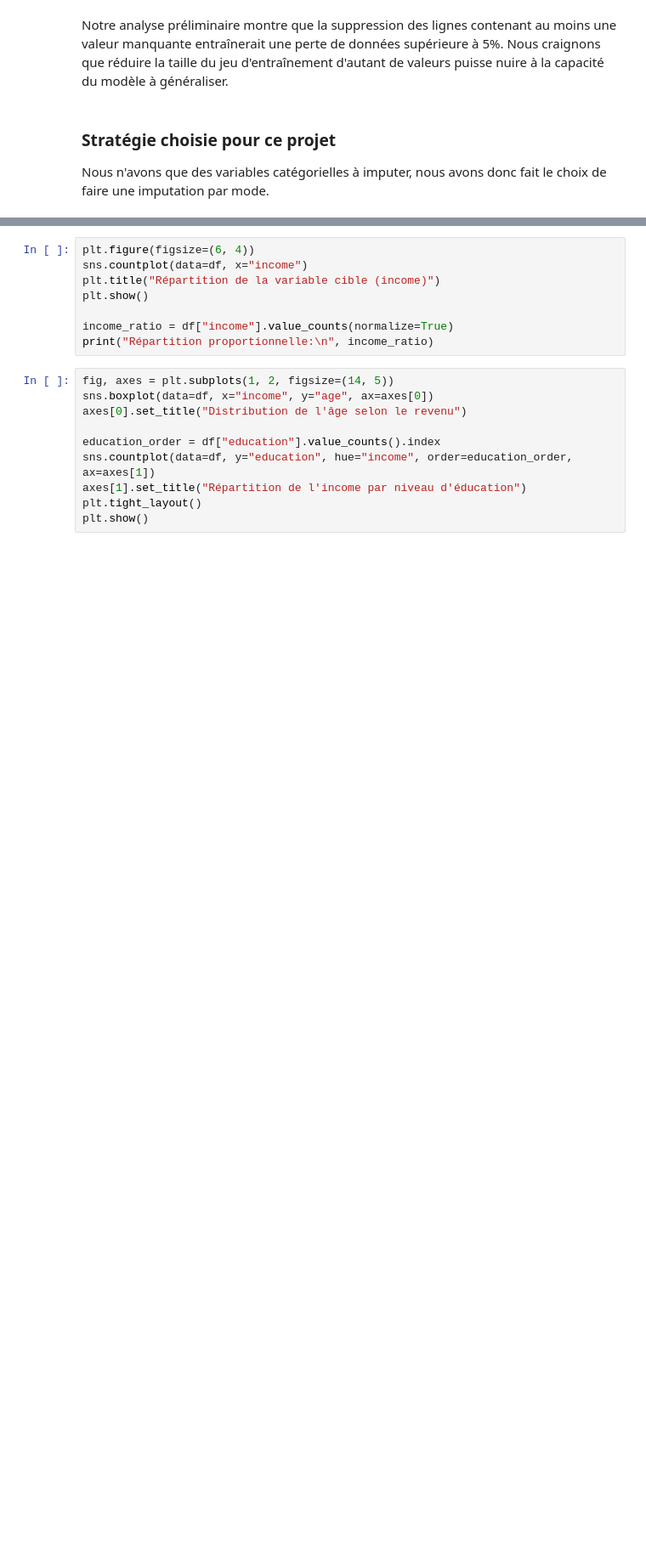
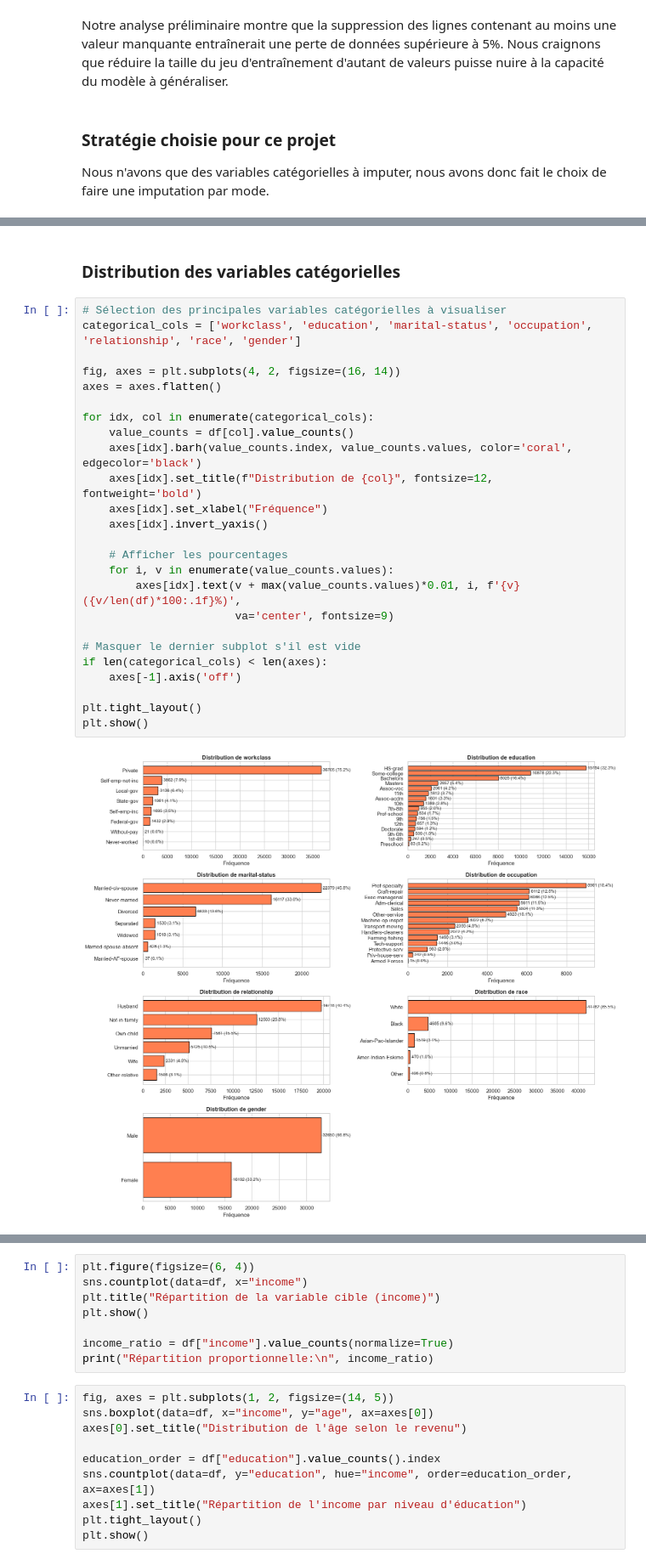
Before and after one commit to clemrep/ml-adult-income, a Jupyter notebook: projet.ipynb, the cells around one changed output, grey strips where cells are left out. Shown at 85% size. Cells and saved outputs as stored; diff of their text form; blank space fills up the shorter version.

```diff
--- a/projet.ipynb
+++ b/projet.ipynb
@@ -190,0 +164,29 @@ Valeurs manquantes totales : 0
+# %% [markdown]
+### Distribution des variables catégorielles
+# %%
+# Sélection des principales variables catégorielles à visualiser
+categorical_cols = ['workclass', 'education', 'marital-status', 'occupation', 'relationship', 'race', 'gender']
+
+fig, axes = plt.subplots(4, 2, figsize=(16, 14))
+axes = axes.flatten()
+
+for idx, col in enumerate(categorical_cols):
+    value_counts = df[col].value_counts()
+    axes[idx].barh(value_counts.index, value_counts.values, color='coral', edgecolor='black')
+    axes[idx].set_title(f"Distribution de {col}", fontsize=12, fontweight='bold')
+    axes[idx].set_xlabel("Fréquence")
+    axes[idx].invert_yaxis()
+
+    # Afficher les pourcentages
+    for i, v in enumerate(value_counts.values):
+        axes[idx].text(v + max(value_counts.values)*0.01, i, f'{v} ({v/len(df)*100:.1f}%)',
+                       va='center', fontsize=9)
+
+# Masquer le dernier subplot s'il est vide
+if len(categorical_cols) < len(axes):
+    axes[-1].axis('off')
+
+plt.tight_layout()
+plt.show()
+# %% [output]
+[figure, added]
```
Also changed, not shown: parts of 12 cells of this notebook.
